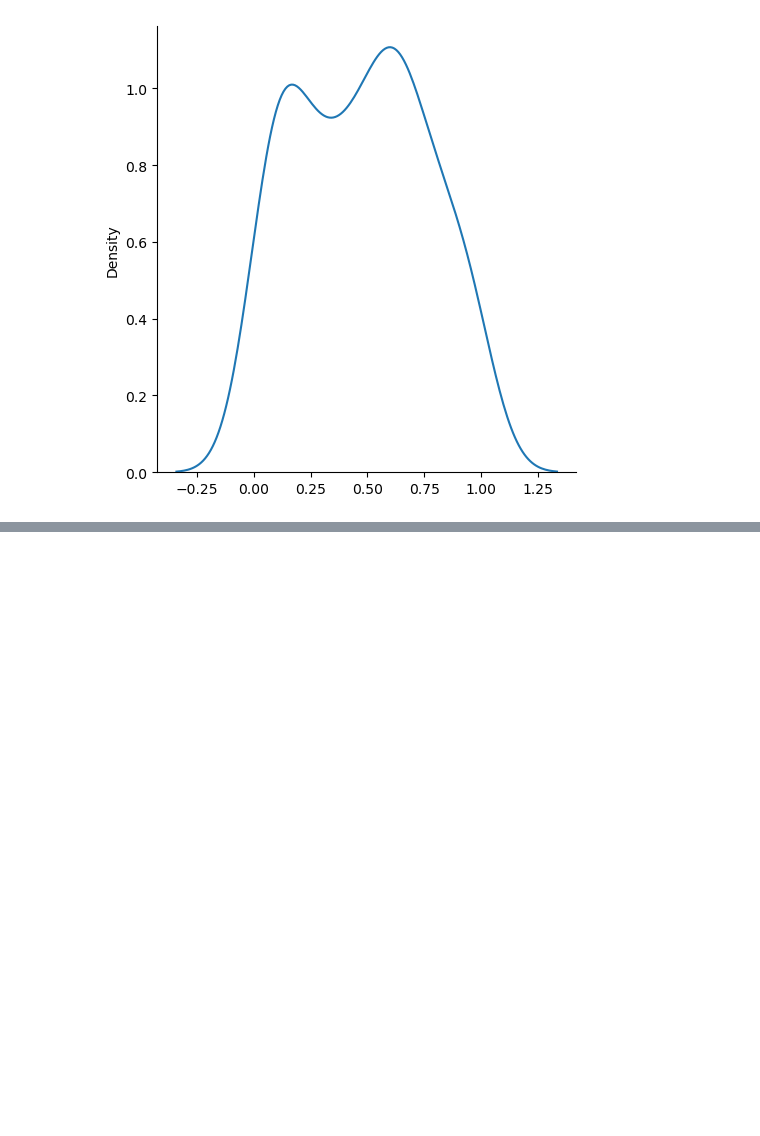
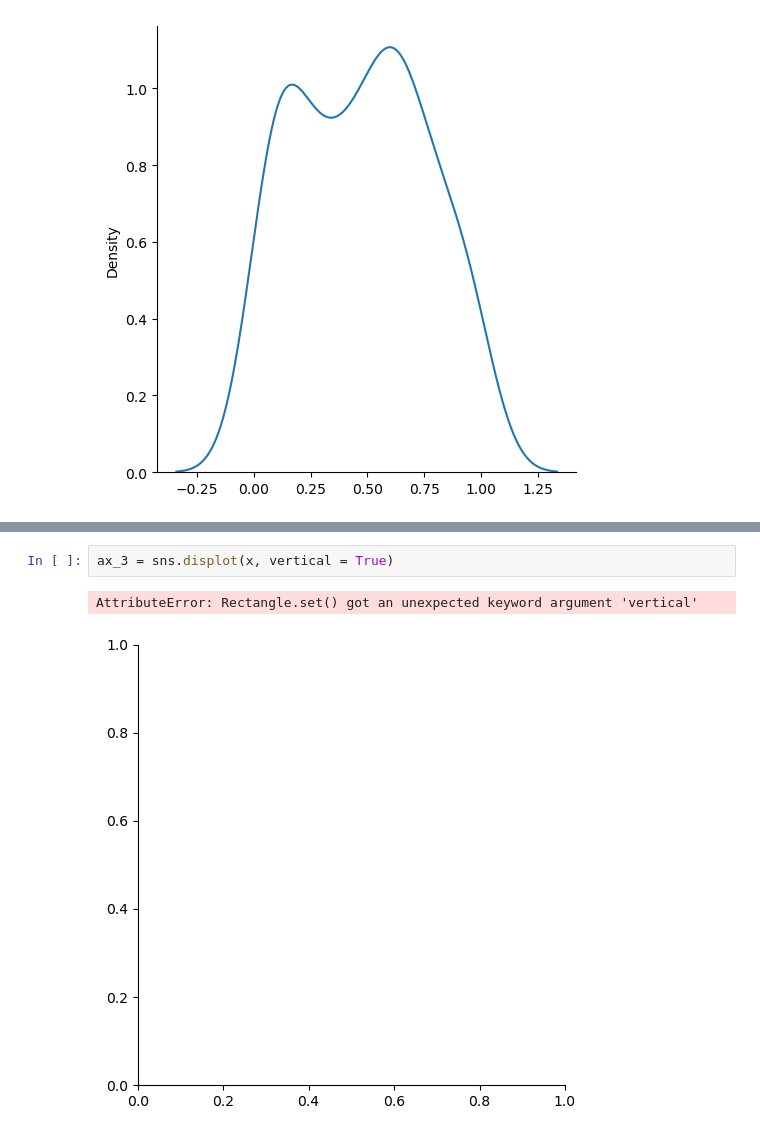
Before and after one commit to aaditya-pdgupta/Python_Course, a Jupyter notebook: Linear_Regression.ipynb, the cells around one changed output, grey strips where cells are left out. Drawn from its saved outputs; the diff is of its cells as text; blank space fills up the shorter version.

```diff
--- a/Linear_Regression.ipynb
+++ b/Linear_Regression.ipynb
@@ -209,0 +214,5 @@ sns.displot(x, kind="kde")
+# %%
+ax_3 = sns.displot(x, vertical = True)
+# %% [output]
+AttributeError: Rectangle.set() got an unexpected keyword argument 'vertical'
+[figure, added]
```
Also changed, not shown: parts of 1 cell of this notebook.
